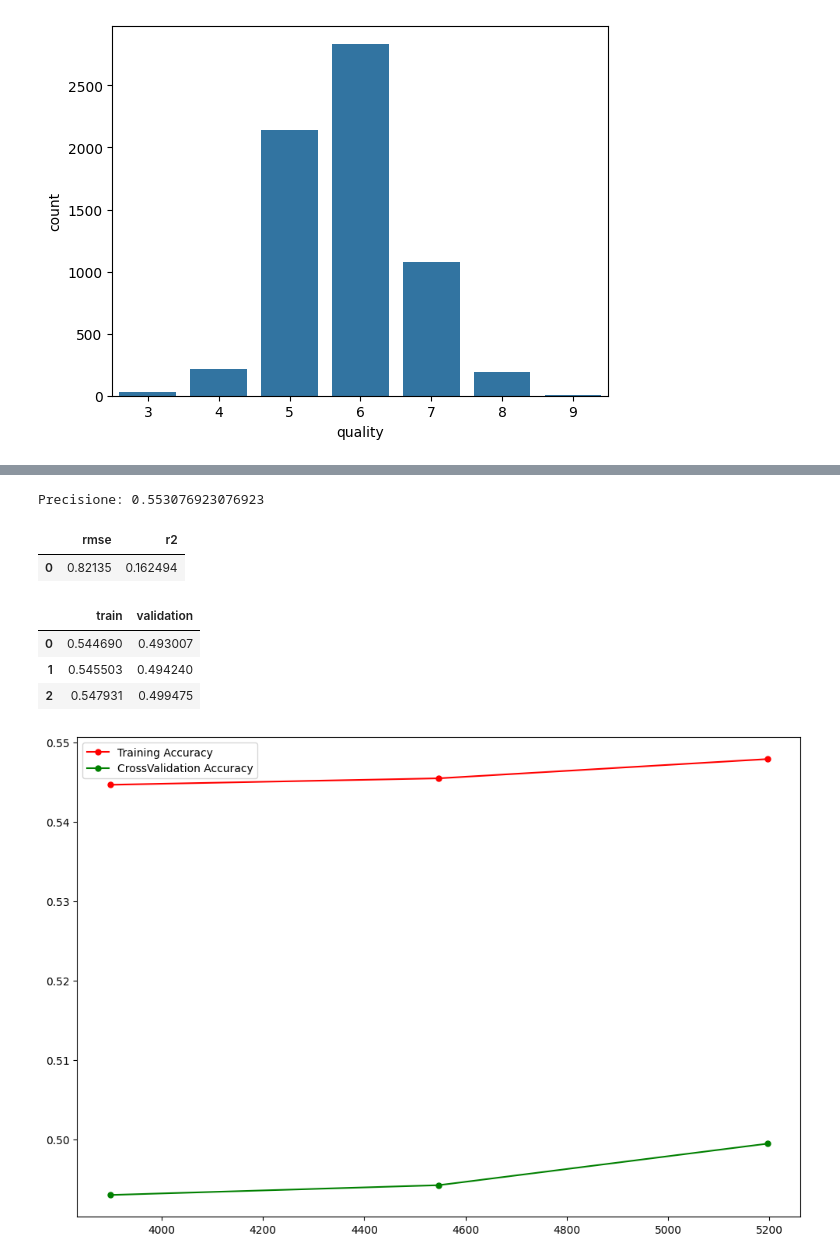
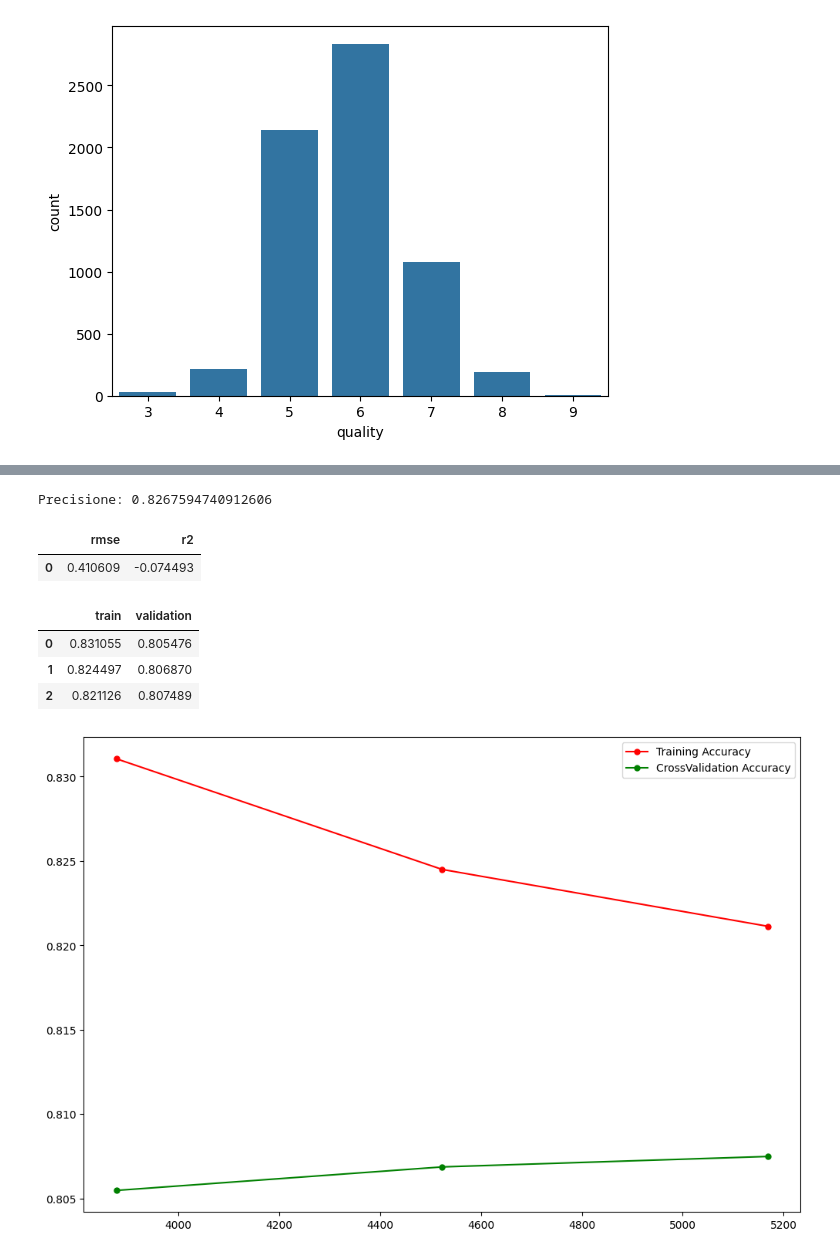
Before and after one commit to leonardodiana/python-exam, a Jupyter notebook: training/wine_training.ipynb, the cells around one changed output, grey strips where cells are left out. Saved outputs shown, nothing was run; the diff lists cells and outputs as text; code cells hidden in the pictures.

```diff
--- a/training/wine_training.ipynb
+++ b/training/wine_training.ipynb
@@ -104,0 +120,8 @@ plt.show()
+# %%
+df= df[df.quality!= 9]
+df=df[df.quality != 3]
+# %%
+#decido di creare un modello che definirà se un vino è di ottima qualità oppure no.
+#creo una colonna 'excelent' per in cui assegno 1 ai vini con qualità superiore a 7 e 0 a tutti gli altri
+df['excellent'] = [1 if x > 6 else 0 for x in df.quality]
+display(df)
@@ -105,13 +142,11 @@ plt.show()
 # %%
-x = df.drop(["quality"], axis=1).values
+#creo la mia variabile indipendente x, una lista composta da tutte le colonne del df tranne:
+#'excelent' che sarà parte della y e 'quality
+x = df.drop(["quality", "excellent"], axis=1).values
 
-#creo la mia variabile indipendente x, una lista composta da tutte le colonne del df tranne:
-#'quality' che sarà parte della y
-#'total sulfur dioxide' per evitare problemi di multicollinearità come detto in precedenza.
-#'color' perchè c'è troppa differenza tra il numero di vini rossi e bianchi
 
-y = df["quality"].values
-#creo la mia variabile dipendente y, la qualità
+#creo la mia variabile dipendente y, che contiene i valori della colonna 'excelent'
+y = df["excellent"].values
 # %%
 from sklearn.model_selection import train_test_split
 x_train,x_test,y_train,y_test = train_test_split(x,y,test_size=0.2)
@@ -128,5 +163,5 @@ print(y_test.shape)
 # %%
-from sklearn.metrics import accuracy_score
+from sklearn.metrics import accuracy_score, confusion_matrix
 from sklearn.preprocessing import StandardScaler
 scaling=StandardScaler()
 x_train=scaling.fit_transform(x_train)
@@ -135,7 +170,7 @@ x_test=scaling.fit_transform(x_test)
 
 
 from sklearn.linear_model import LogisticRegression
-model=LogisticRegression(max_iter=10000)
+model=LogisticRegression(max_iter=50000)
 model.fit(x_train,y_train)
 model.score(x_test,y_test)
 
@@ -143,7 +178,7 @@ y_pred = model.predict(x_test)
 accuracy = accuracy_score(y_test, y_pred)
 print('Precisione:', accuracy)
 # %% [output]
-Precisione: 0.553076923076923
+Precisione: 0.8267594740912606
 # %%
 
 # importo librerie pipeline
@@ -204,14 +239,14 @@ def plot_learning_curve(pipeline, x, y):
   plt.legend()
   plt.show()
 # %%
-# test
-pipeline_validation(make_pipeline(StandardScaler(), LogisticRegression(max_iter=10000)), x, y)
-plot_learning_curve(make_pipeline(StandardScaler(), LogisticRegression(max_iter=10000)), x, y)
+# test del modello
+pipeline_validation(make_pipeline(StandardScaler(), LogisticRegression(max_iter=50000)), x, y)
+plot_learning_curve(make_pipeline(StandardScaler(), LogisticRegression(max_iter=50000)), x, y)
 # %% [output]
 |  | rmse | r2 |
-| 0 | 0.82135 | 0.162494 |
+| 0 | 0.410609 | -0.074493 |
 |  | train | validation |
-| 0 | 0.544690 | 0.493007 |
-| 1 | 0.545503 | 0.494240 |
-| 2 | 0.547931 | 0.499475 |
+| 0 | 0.831055 | 0.805476 |
+| 1 | 0.824497 | 0.806870 |
+| 2 | 0.821126 | 0.807489 |
-[figure, old version]
+[figure, new version]
```
Also changed, not shown: parts of 11 cells of this notebook, 7 other files.
